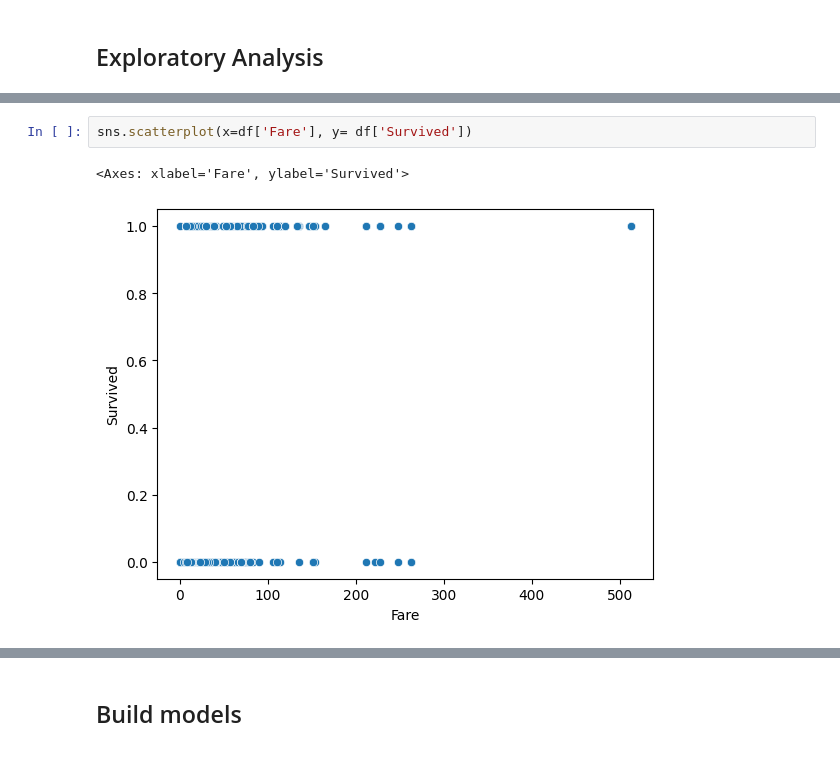
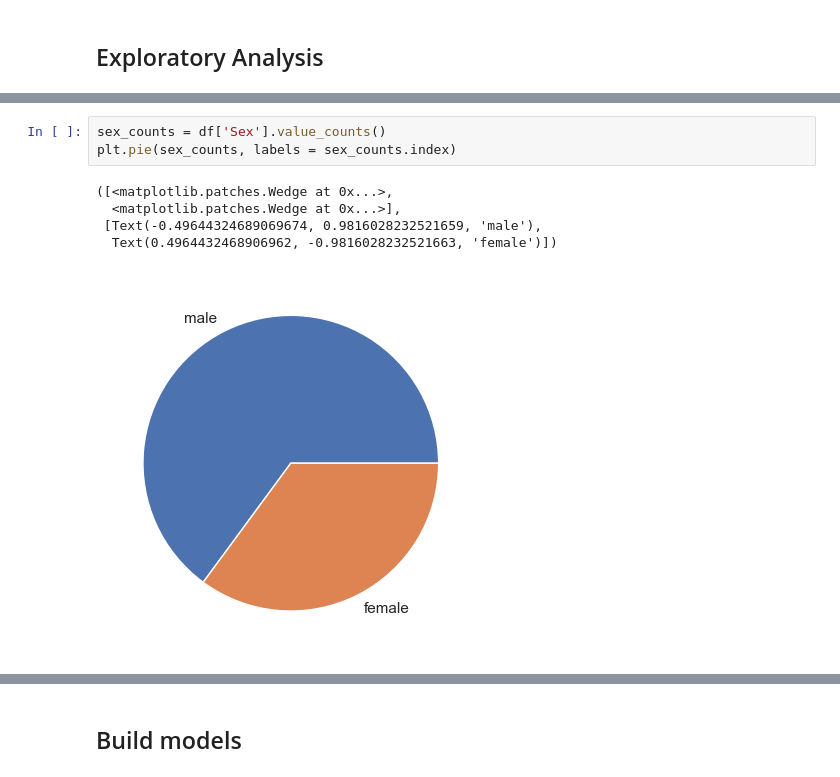
Before and after one commit to annwanginnt/AI2, a Jupyter notebook: assignment 1.ipynb, the cells around one changed output, grey strips where cells are left out. Saved outputs shown, nothing was run; the diff lists cells and outputs as text.

```diff
--- a/assignment 1.ipynb
+++ b/assignment 1.ipynb
@@ -200,5 +156,9 @@ sns.boxplot(x = df['Fare'])
-# %%
-sns.scatterplot(x=df['Fare'], y= df['Survived'])
-# %% [output]
-<Axes: xlabel='Fare', ylabel='Survived'>
-[figure, removed]
+# %%
+sex_counts = df['Sex'].value_counts()
+plt.pie(sex_counts, labels = sex_counts.index)
+# %% [output]
+([<matplotlib.patches.Wedge at 0x...>,
+  <matplotlib.patches.Wedge at 0x...>],
+ [Text(-0.49644324689069674, 0.9816028232521659, 'male'),
+  Text(0.4964432468906962, -0.9816028232521663, 'female')])
+[figure, added]
```
Also changed, not shown: parts of 51 cells of this notebook.
